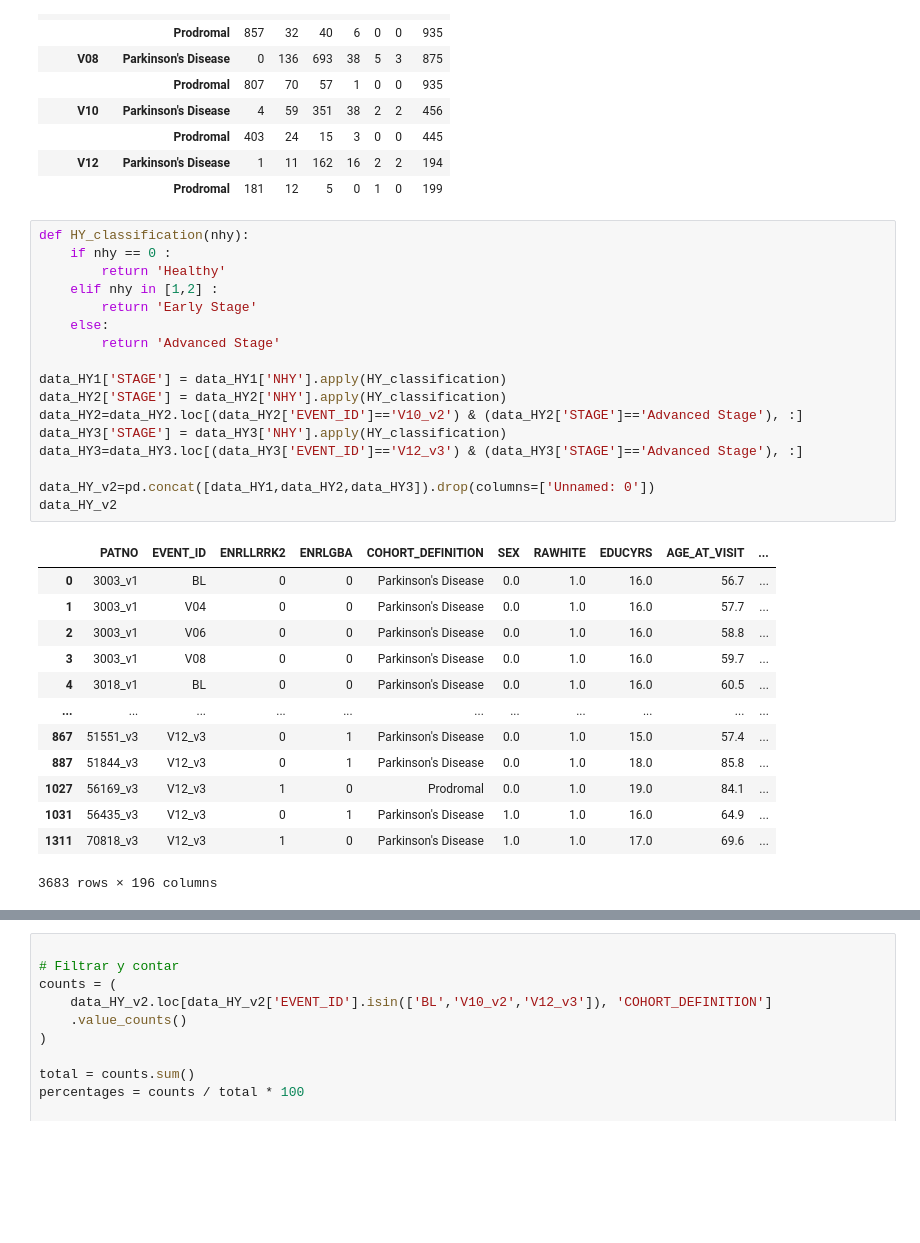
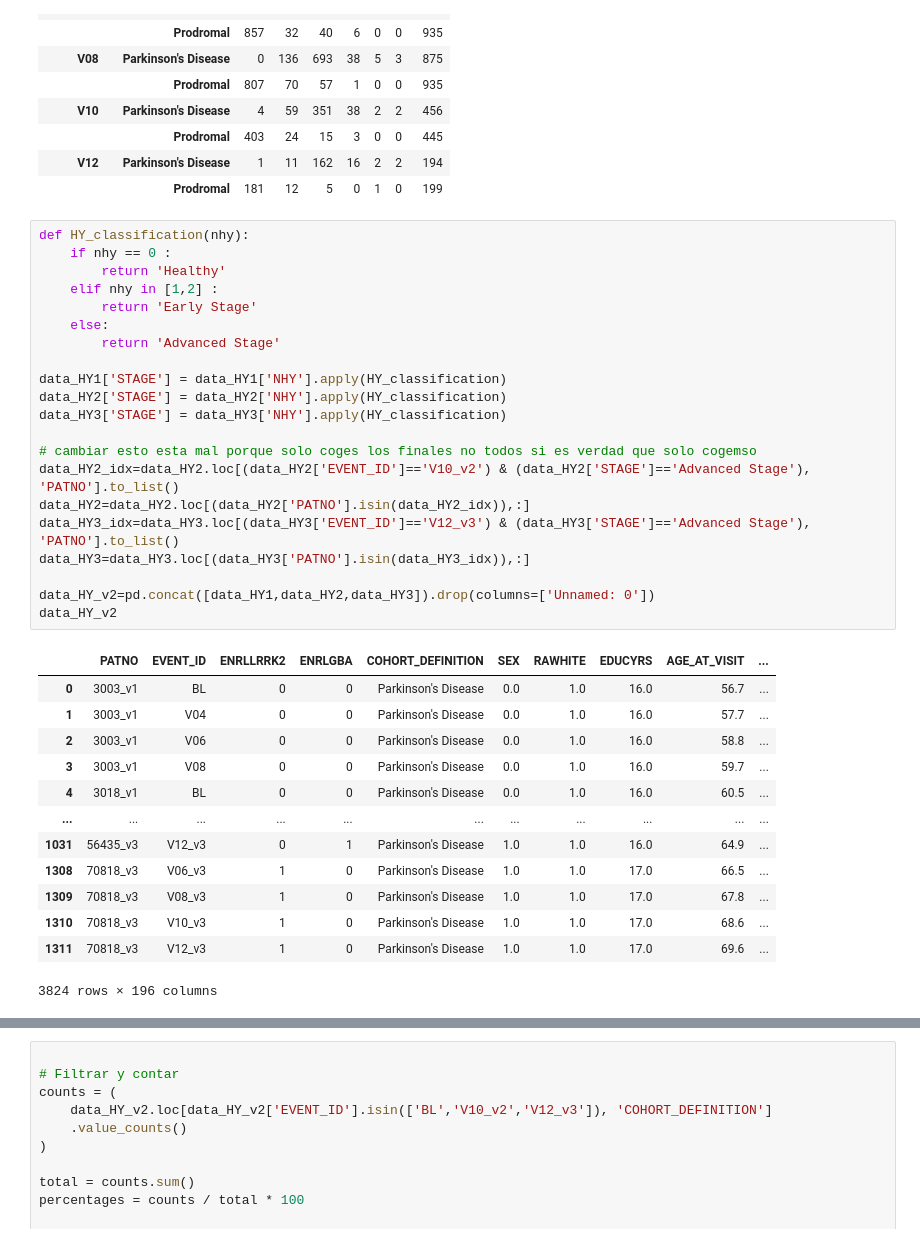
Before and after one commit to fserracrespi/PD_progression_ppmi, a Jupyter notebook: SCRIPTS/PYTHON/DATA EDA/HY_OUTPUT.ipynb, the cells around one changed output, grey strips where cells are left out. Drawn from its saved outputs; the diff is of its cells as text; blank space fills up the shorter version.

```diff
--- a/SCRIPTS/PYTHON/DATA EDA/HY_OUTPUT.ipynb
+++ b/SCRIPTS/PYTHON/DATA EDA/HY_OUTPUT.ipynb
@@ -87,31 +87,35 @@ tab
 # %%
 def HY_classification(nhy):
     if nhy == 0 :
         return 'Healthy'
     elif nhy in [1,2] :
         return 'Early Stage'
     else:
         return 'Advanced Stage'
 
 data_HY1['STAGE'] = data_HY1['NHY'].apply(HY_classification)
 data_HY2['STAGE'] = data_HY2['NHY'].apply(HY_classification)
-data_HY2=data_HY2.loc[(data_HY2['EVENT_ID']=='V10_v2') & (data_HY2['STAGE']=='Advanced Stage'), :]
 data_HY3['STAGE'] = data_HY3['NHY'].apply(HY_classification)
-data_HY3=data_HY3.loc[(data_HY3['EVENT_ID']=='V12_v3') & (data_HY3['STAGE']=='Advanced Stage'), :]
+
+# cambiar esto esta mal porque solo coges los finales no todos si es verdad que solo cogemso
+data_HY2_idx=data_HY2.loc[(data_HY2['EVENT_ID']=='V10_v2') & (data_HY2['STAGE']=='Advanced Stage'), 'PATNO'].to_list()
+data_HY2=data_HY2.loc[(data_HY2['PATNO'].isin(data_HY2_idx)),:]
+data_HY3_idx=data_HY3.loc[(data_HY3['EVENT_ID']=='V12_v3') & (data_HY3['STAGE']=='Advanced Stage'), 'PATNO'].to_list()
+data_HY3=data_HY3.loc[(data_HY3['PATNO'].isin(data_HY3_idx)),:]
 
 data_HY_v2=pd.concat([data_HY1,data_HY2,data_HY3]).drop(columns=['Unnamed: 0'])
 data_HY_v2
 # %% [output]
 |  | PATNO | EVENT_ID | ENRLLRRK2 | ENRLGBA | COHORT_DEFINITION | SEX | RAWHITE | EDUCYRS | AGE_AT_VISIT | ... |
 | 0 | 3003_v1 | BL | 0 | 0 | Parkinson's Disease | 0.0 | 1.0 | 16.0 | 56.7 | ... |
 | 1 | 3003_v1 | V04 | 0 | 0 | Parkinson's Disease | 0.0 | 1.0 | 16.0 | 57.7 | ... |
 | 2 | 3003_v1 | V06 | 0 | 0 | Parkinson's Disease | 0.0 | 1.0 | 16.0 | 58.8 | ... |
 | 3 | 3003_v1 | V08 | 0 | 0 | Parkinson's Disease | 0.0 | 1.0 | 16.0 | 59.7 | ... |
 | 4 | 3018_v1 | BL | 0 | 0 | Parkinson's Disease | 0.0 | 1.0 | 16.0 | 60.5 | ... |
 | ... | ... | ... | ... | ... | ... | ... | ... | ... | ... | ... |
-| 867 | 51551_v3 | V12_v3 | 0 | 1 | Parkinson's Disease | 0.0 | 1.0 | 15.0 | 57.4 | ... |
-| 887 | 51844_v3 | V12_v3 | 0 | 1 | Parkinson's Disease | 0.0 | 1.0 | 18.0 | 85.8 | ... |
-| 1027 | 56169_v3 | V12_v3 | 1 | 0 | Prodromal | 0.0 | 1.0 | 19.0 | 84.1 | ... |
 | 1031 | 56435_v3 | V12_v3 | 0 | 1 | Parkinson's Disease | 1.0 | 1.0 | 16.0 | 64.9 | ... |
+| 1308 | 70818_v3 | V06_v3 | 1 | 0 | Parkinson's Disease | 1.0 | 1.0 | 17.0 | 66.5 | ... |
+| 1309 | 70818_v3 | V08_v3 | 1 | 0 | Parkinson's Disease | 1.0 | 1.0 | 17.0 | 67.8 | ... |
+| 1310 | 70818_v3 | V10_v3 | 1 | 0 | Parkinson's Disease | 1.0 | 1.0 | 17.0 | 68.6 | ... |
 | 1311 | 70818_v3 | V12_v3 | 1 | 0 | Parkinson's Disease | 1.0 | 1.0 | 17.0 | 69.6 | ... |
-3683 rows × 196 columns
+3824 rows × 196 columns
```
Also changed, not shown: parts of 2 cells of this notebook, 2 other files.
